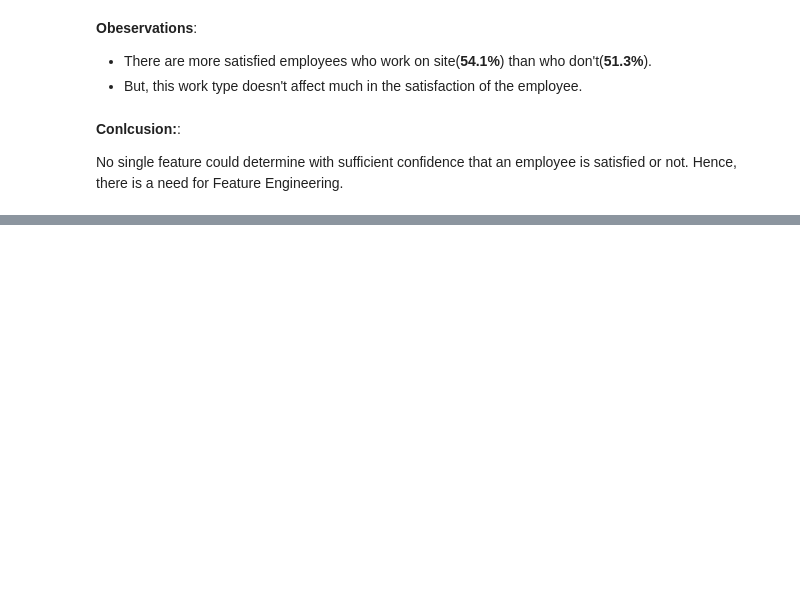
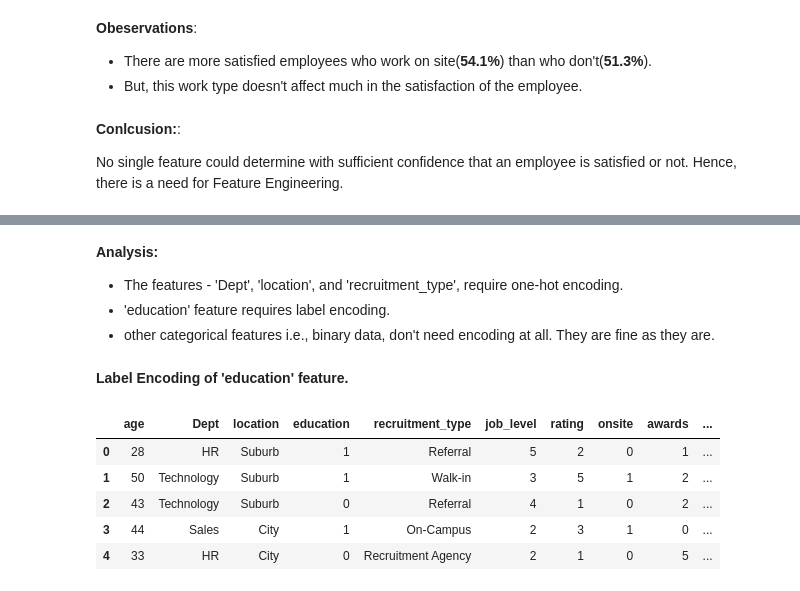
Before and after one commit to JustLazy-Forever/Predicting-Job-Satisfaction, a Jupyter notebook: Job Satisfaction_Data_Wrangling.ipynb, the cells around one changed output, grey strips where cells are left out. Saved outputs shown, nothing was run; the diff lists cells and outputs as text; code cells hidden in the pictures; blank space fills up the shorter version.

Commit message:
encoding

```diff
--- a/Job Satisfaction_Data_Wrangling.ipynb
+++ b/Job Satisfaction_Data_Wrangling.ipynb
@@ -914,0 +926,19 @@ No single feature could determine with sufficient confidence that an employee is
+# %% [markdown]
+**Analysis:**
+* The features - 'Dept', 'location', and 'recruitment_type', require one-hot encoding.
+* 'education' feature requires label encoding.
+* other categorical features i.e., binary data, don't need encoding at all. They are fine as they are.
+# %% [markdown]
+**Label Encoding of 'education' feature.**
+# %%
+df_encoded = df.copy()
+df_encoded['education'] = df_encoded['education'].map({'UG' : 0, 'PG': 1})
+
+df_encoded.head()
+# %% [output]
+|  | age | Dept | location | education | recruitment_type | job_level | rating | onsite | awards | ... |
+| 0 | 28 | HR | Suburb | 1 | Referral | 5 | 2 | 0 | 1 | ... |
+| 1 | 50 | Technology | Suburb | 1 | Walk-in | 3 | 5 | 1 | 2 | ... |
+| 2 | 43 | Technology | Suburb | 0 | Referral | 4 | 1 | 0 | 2 | ... |
+| 3 | 44 | Sales | City | 1 | On-Campus | 2 | 3 | 1 | 0 | ... |
+| 4 | 33 | HR | City | 0 | Recruitment Agency | 2 | 1 | 0 | 5 | ... |
```
Also changed, not shown: parts of 5 cells of this notebook, 1 other file.
